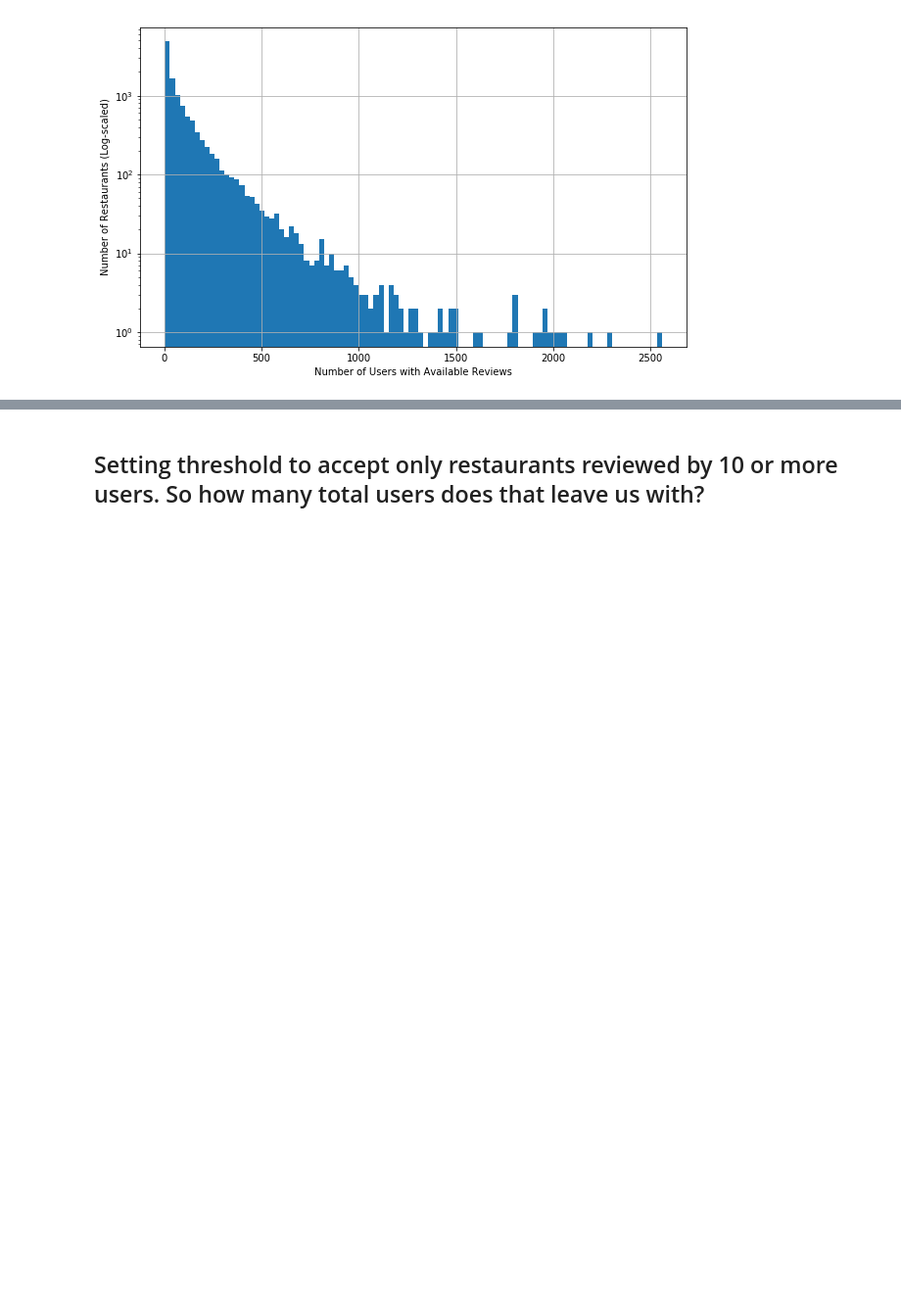
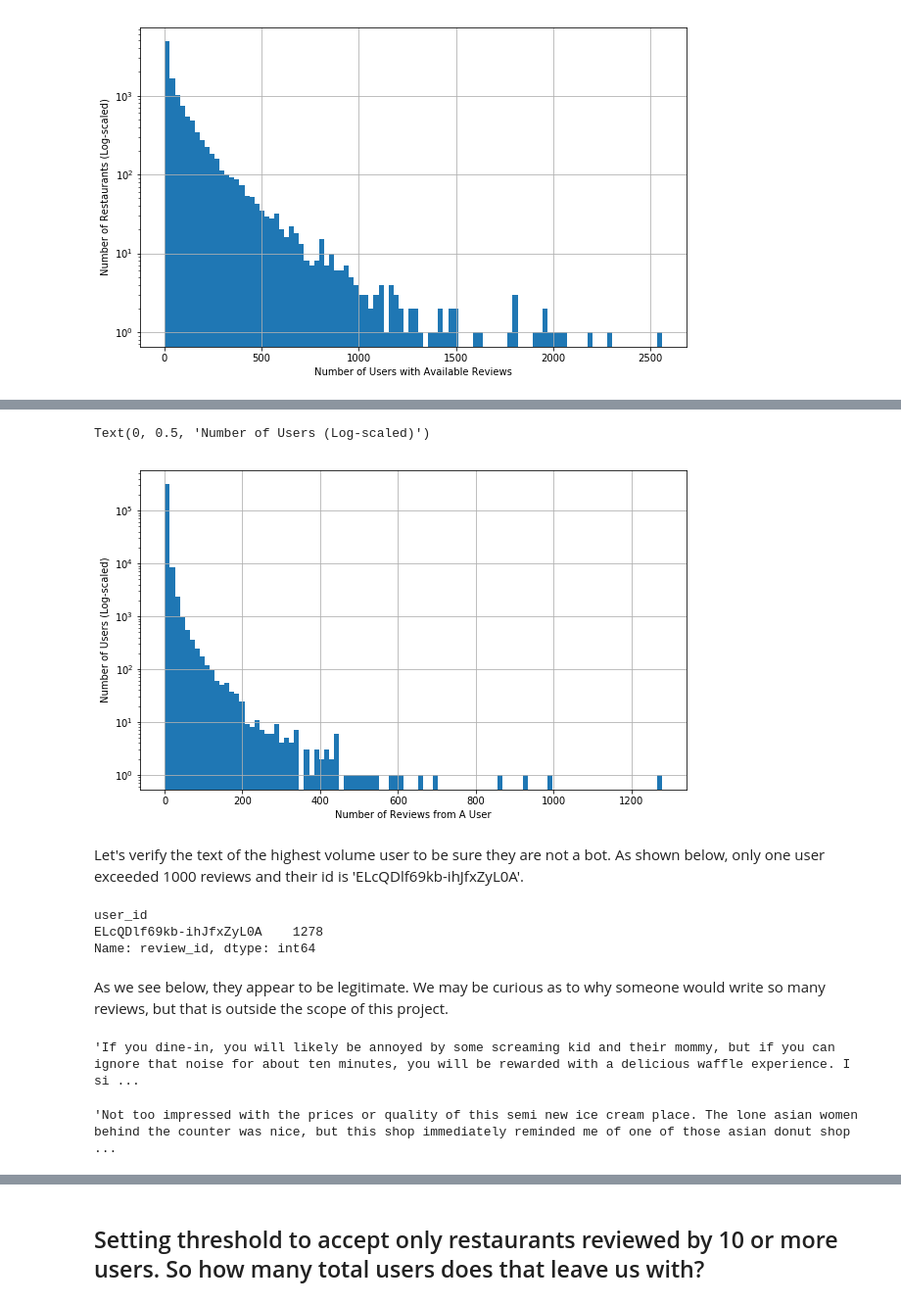
Before and after one commit to mtylerpreston/your_community_eatery, a Jupyter notebook: initial_eda.ipynb, the cells around one changed output, grey strips where cells are left out. Shown at 98% size. Drawn from its saved outputs; the diff is of its cells as text; code cells hidden in the pictures; blank space fills up the shorter version.

```diff
--- a/initial_eda.ipynb
+++ b/initial_eda.ipynb
@@ -160,0 +163,28 @@ Text(0, 0.5, 'Number of Restaurants (Log-scaled)')
+# %%
+groups = bus_review_df.groupby('user_id')
+ax = groups.review_id.nunique().hist(bins = 100, figsize = (10, 6))
+ax.set_yscale('log')
+ax.set_xlabel('Number of Reviews from A User')
+ax.set_ylabel('Number of Users (Log-scaled)')
+# %% [output]
+Text(0, 0.5, 'Number of Users (Log-scaled)')
+[figure, added]
+# %% [markdown]
+Let's verify the text of the highest volume user to be sure they are not a bot. As shown below, only one user exceeded 1000 reviews and their id is 'ELcQDlf69kb-ihJfxZyL0A'.
+# %%
+groups = bus_review_df.groupby('user_id')
+groups.review_id.nunique()[groups.review_id.nunique()>1000]
+# %% [output]
+user_id
+ELcQDlf69kb-ihJfxZyL0A    1278
+Name: review_id, dtype: int64
+# %% [markdown]
+As we see below, they appear to be legitimate. We may be curious as to why someone would write so many reviews, but that is outside the scope of this project.
+# %%
+bus_review_df[bus_review_df.user_id == 'ELcQDlf69kb-ihJfxZyL0A'].text.iloc[356]
+# %% [output]
+'If you dine-in, you will likely be annoyed by some screaming kid and their mommy, but if you can ignore that noise for about ten minutes, you will be rewarded with a delicious waffle experience. I si ...
+# %%
+bus_review_df[bus_review_df.user_id == 'ELcQDlf69kb-ihJfxZyL0A'].text.iloc[763]
+# %% [output]
+'Not too impressed with the prices or quality of this semi new ice cream place. The lone asian women behind the counter was nice, but this shop immediately reminded me of one of those asian donut shop ...
```
Also changed, not shown: parts of 18 cells of this notebook, 1 other file.
